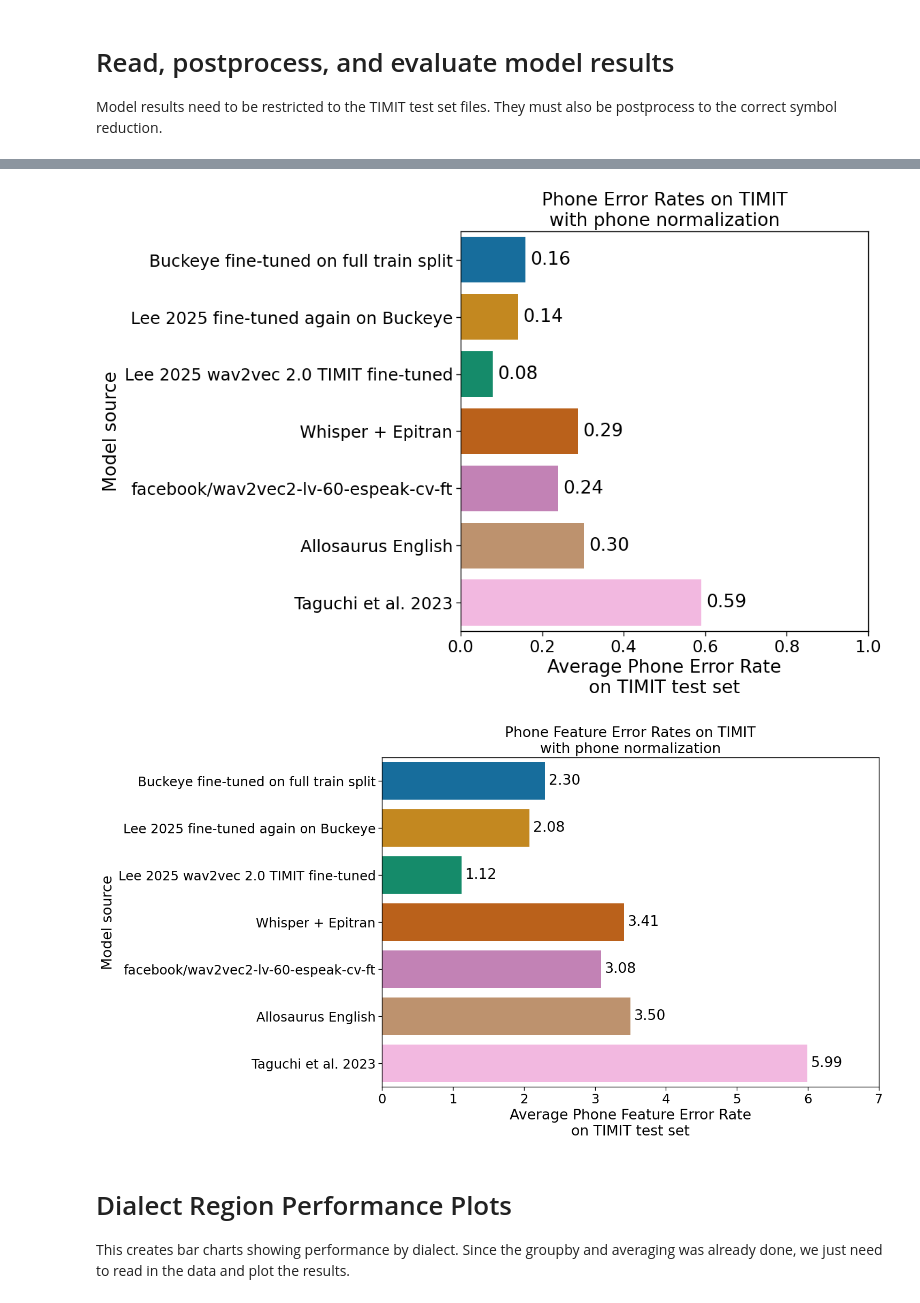
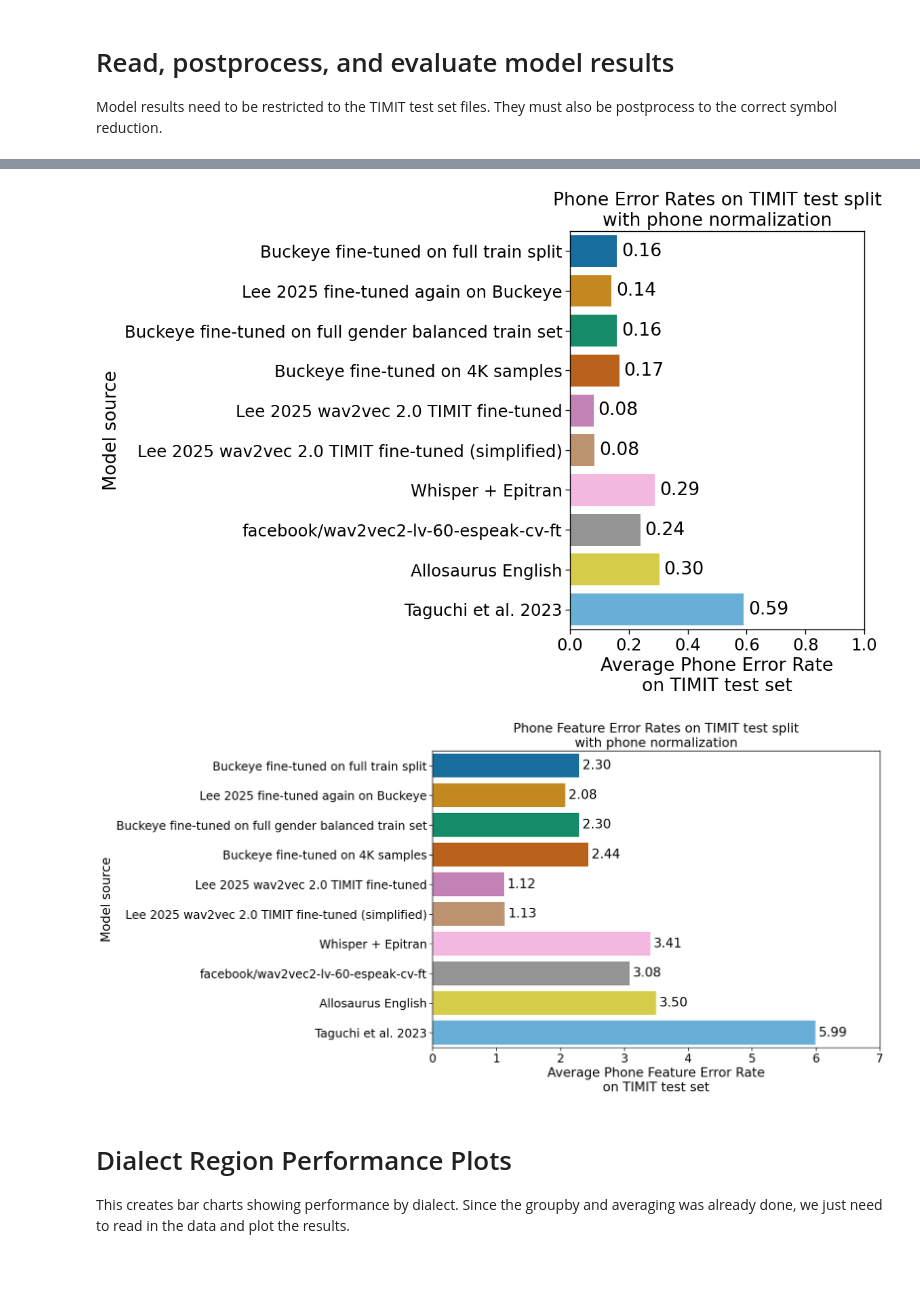
Before and after one commit to UMassCDS/wav2ipa, a Jupyter notebook: notebooks/amp_presentation/timit_evaluation_analysis_test_set_only_with_post_processing.ipynb, the cells around one changed output, grey strips where cells are left out. Saved outputs shown, nothing was run; the diff lists cells and outputs as text; code cells hidden in the pictures; blank space fills up the shorter version.

```diff
--- a/notebooks/amp_presentation/timit_evaluation_analysis_test_set_only_with_post_processing.ipynb
+++ b/notebooks/amp_presentation/timit_evaluation_analysis_test_set_only_with_post_processing.ipynb
@@ -76,11 +78,14 @@ OUR_BEST_MODEL = "ginic_full_dataset_train_5_wav2vec2-large-xlsr-53-buckeye-ipa"
 WAV2IPA_MODELS = [
     ("ginic/full_dataset_train_5_wav2vec2-large-xlsr-53-buckeye-ipa", "Buckeye fine-tuned on full train split"),
     ("ginic/wav2vec2-large-lv60_phoneme-timit_english_timit-4k_buckeye-4k_bs32_3", "Lee 2025 fine-tuned again on Buckeye"),
-    ]
+    ("ginic/train_duration_20000_samples_4_wav2vec2-large-xlsr-53-buckeye-ipa", "Buckeye fine-tuned on full gender balanced train set"),
+    ("ginic/data_seed_bs64_1_wav2vec2-large-xlsr-53-buckeye-ipa", "Buckeye fine-tuned on 4K samples")
+]
 
 # External models, post process using
 EXTERNAL_MODELS = [
     ("excalibur12/wav2vec2-large-lv60_phoneme-timit_english_timit-4k", "Lee 2025 wav2vec 2.0 TIMIT fine-tuned"),
+    ("excalibur12/wav2vec2-large-lv60_phoneme-timit_english_timit-4k_simplified", "Lee 2025 wav2vec 2.0 TIMIT fine-tuned (simplified)"),
     ("openai_whisper-medium.en_to_epitran", "Whisper + Epitran"),
     ("facebook/wav2vec2-lv-60-espeak-cv-ft", "facebook/wav2vec2-lv-60-espeak-cv-ft"),
     ("allosaurus_eng2102_eng", "Allosaurus English"),
@@ -168,22 +173,32 @@ EVALUATOR = multipa.evaluation.ModelEvaluator(tokenise_options={
 wav2ipa_with_mapping = [(model, label, multipa.evaluation_extras.BUCKEYE_REDUCED_MAPPING) for model, label in WAV2IPA_MODELS]
 external_models_with_mapping = [(model, label, multipa.evaluation_extras.TIMIT_AND_OTHER_REDUCED_MAPPING) for model, label in EXTERNAL_MODELS]
 
-all_results_dfs = []
+all_post_proc_results_dfs = []
+all_results_no_post_proc_dfs = []
 agg_results = []
 
 for model, label, mapping in wav2ipa_with_mapping + external_models_with_mapping:
     model_name = multipa.evaluation.clean_model_name(model)
     print("Processing model:", model_name)
     results_csv = DETAILED_PRED_DIR / f"{model_name}_detailed_predictions.csv"
-    model_results_df = pd.read_csv(results_csv, usecols=["filename", "prediction"])
+    model_results_df = pd.read_csv(results_csv, usecols = ["filename","prediction","phone_error_rates","phone_feature_error_rates","feature_error_rates"])
+
     model_results_df["filename"] = model_results_df["filename"].apply(normalize_timit_path)
-    model_results_df[PREDICTION_KEY] = model_results_df[PREDICTION_KEY].apply(lambda x: multipa.evaluation_extras.greedy_reduction_find_and_replace(x, mapping))
     model_results_df[MODEL_KEY] = model
     model_results_df[MODEL_NAME_KEY] = model_name
     model_results_df[MODEL_SOURCE_KEY] = label
-    # Inner join on test dataset
+
+    # Inner join on TIMIT test dataset restricts results to only the test split
     model_results_df = timit_test_with_ipa_df.merge(model_results_df, left_on="relative_file_path", right_on = "filename")
-    # Check that there are predictions for all tests data
+
+    # Save to aggregate test set results without post_processing
+    all_results_no_post_proc_dfs.append(model_results_df.copy())
+
+    # Drop everything originally computed metrics
+    model_results_df = model_results_df.drop(columns=["phone_error_rates","phone_feature_error_rates","feature_error_rates"])
+
+    model_results_df[PREDICTION_KEY] = model_results_df[PREDICTION_KEY].apply(lambda x: multipa.evaluation_extras.greedy_reduction_find_and_replace(x, mapping))
+    # Check that there are predictions for all test data
     assert len(model_results_df) == len(timit_test_with_ipa_df)
 
     # Calculate metrics and add to dataframe
@@ -201,7 +216,7 @@ for model, label, mapping in wav2ipa_with_mapping + external_models_with_mapping
             model_results_df[metric_name] = metric_values
 
     agg_results.append(mean_metrics_dict)
-    all_results_dfs.append(model_results_df)
+    all_post_proc_results_dfs.append(model_results_df)
 # %% [output]
 Processing model: ginic_full_dataset_train_5_wav2vec2-large-xlsr-53-buckeye-ipa
 Processing model: ginic_wav2vec2-large-lv60_phoneme-timit_english_timit-4k_buckeye-4k_bs32_3
@@ -245,7 +290,7 @@ plt.figure(figsize=(12, 8))
 g = sns.barplot(
     data=aggregate_perf_df, y="Model source", x="mean_phone_error_rate", hue="Model source", palette=PALETTE, hue_order=hue_order
 )
-g.set_title("Phone Error Rates on TIMIT\nwith phone normalization")
+g.set_title("Phone Error Rates on TIMIT test split\nwith phone normalization")
 g.set_xlabel("Average Phone Error Rate\non TIMIT test set")
 g.set_xlim((0,1))
 
@@ -254,23 +299,23 @@ for bar in g.containers:
 plt.tight_layout()
 plt.savefig(VIZ_OUTPUT_DIR / "timit_PER_post_proc.eps", format="eps")
 # %% [output]
-[figure, old version]
+[figure, new version]
 # %%
 plt.figure(figsize=(12, 8))
 
 g = sns.barplot(
     data=aggregate_perf_df, y="Model source", x="mean_phone_feature_error_rate", hue="Model source", palette=PALETTE, hue_order=hue_order
 )
-g.set_title("Phone Feature Error Rates on TIMIT\nwith phone normalization")
+g.set_title("Phone Feature Error Rates on TIMIT test split\nwith phone normalization")
 g.set_xlabel("Average Phone Feature Error Rate\non TIMIT test set")
 g.set_xlim((0,7))
 
 for bar in g.containers:
     g.bar_label(bar, fmt="%.2f", padding=5)
 
 plt.savefig(VIZ_OUTPUT_DIR / "timit_PFER_post_proc.eps", format="eps")
 # %% [output]
-[figure, old version]
+[figure, new version]
 # %% [markdown]
 # Dialect Region Performance Plots
 This creates bar charts showing performance by dialect. Since the groupby and averaging was already done, we just need to read in the data and plot the results.
```
Also changed, not shown: parts of 12 cells of this notebook, 17 other files.
